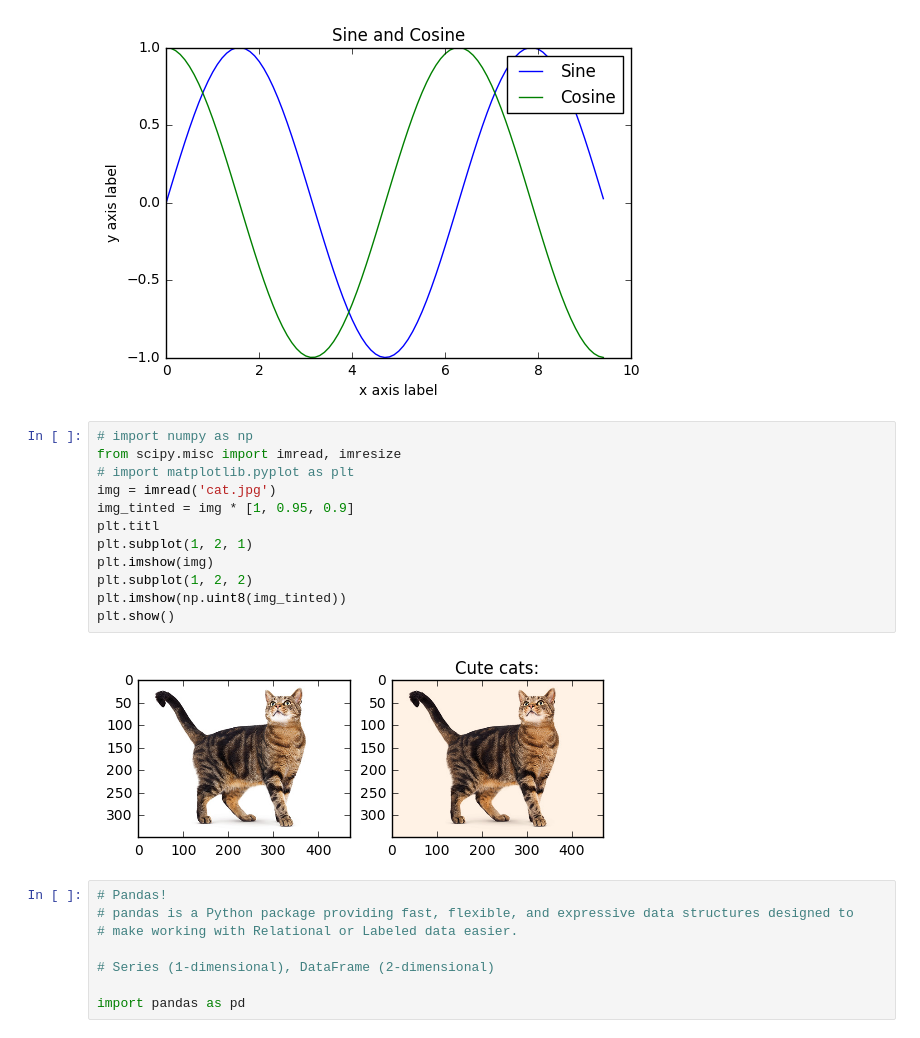
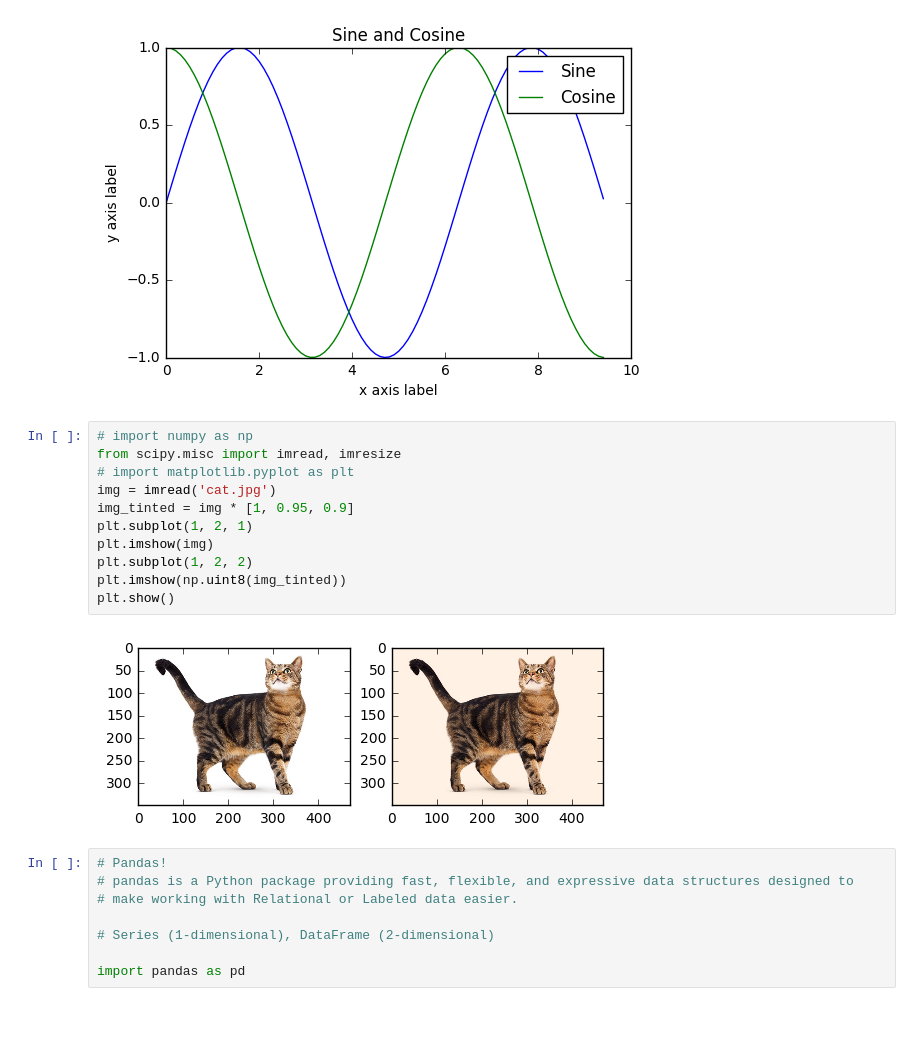
Before and after one commit to hayesall/ExtracirricularClasses, a Jupyter notebook: DataScience/week4/Week4.ipynb, the cells around one changed output. Saved outputs shown, nothing was run; the diff lists cells and outputs as text.

```diff
--- a/DataScience/week4/Week4.ipynb
+++ b/DataScience/week4/Week4.ipynb
@@ -114,17 +114,16 @@ plt.show()
 # %%
 # import numpy as np
 from scipy.misc import imread, imresize
 # import matplotlib.pyplot as plt
 img = imread('cat.jpg')
 img_tinted = img * [1, 0.95, 0.9]
-plt.titl
 plt.subplot(1, 2, 1)
 plt.imshow(img)
 plt.subplot(1, 2, 2)
 plt.imshow(np.uint8(img_tinted))
 plt.show()
 # %% [output]
-[figure, old version]
+[figure, new version]
 # %%
 # Pandas!
 # pandas is a Python package providing fast, flexible, and expressive data structures designed to
```
Also changed, not shown: 1 other file.
